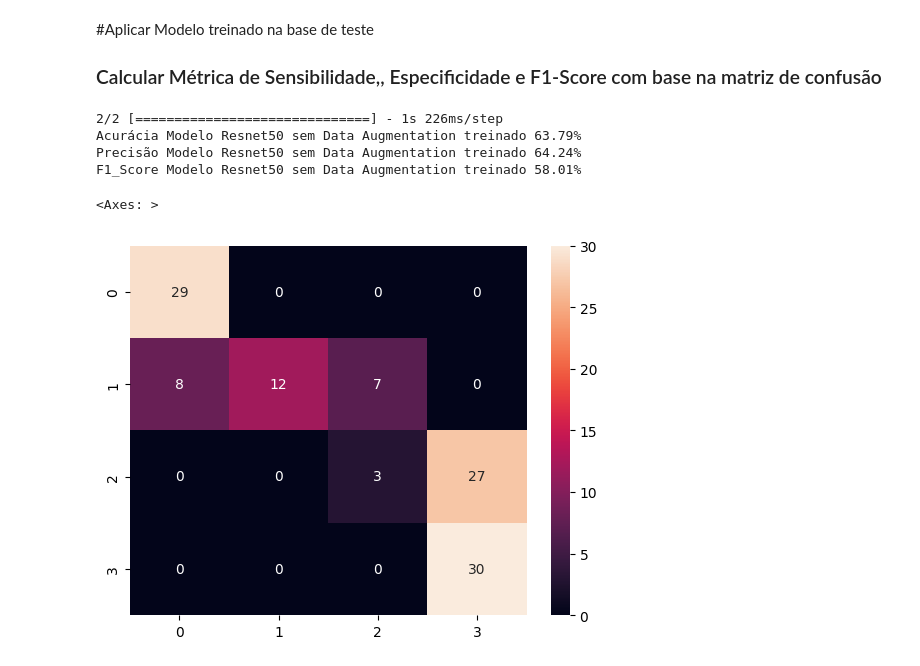
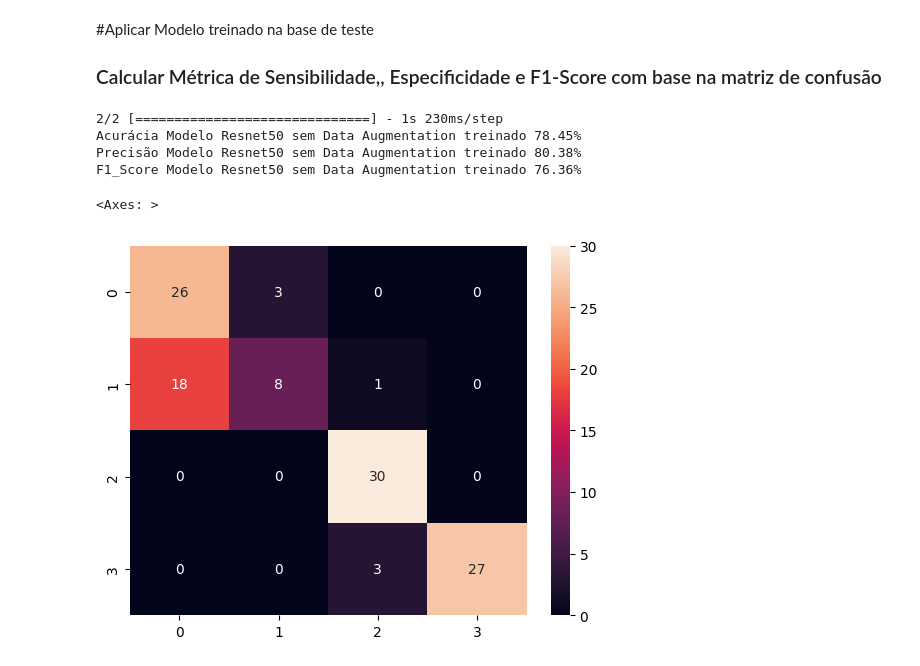
Before and after one commit to Equipe16-IAA/IAA011-VisaoComputacional, a Jupyter notebook: RedesNeurais.ipynb, the cells around one changed output. Drawn from its saved outputs; the diff is of its cells as text; code cells hidden in the pictures.

```diff
--- a/RedesNeurais.ipynb
+++ b/RedesNeurais.ipynb
@@ -152,10 +152,18 @@ print(class_subset)
 # carregando as redes com transfer learning sem as camadas fuly connected
 
 base_model_vgg16 = VGG16(weights='imagenet', include_top=False, input_shape=(224, 224, 3))
+base_model_vgg16_noaug = VGG16(weights='imagenet', include_top=False, input_shape=(224, 224, 3))
 base_model_resnet50 = ResNet50(weights='imagenet', include_top=False, input_shape=(224, 224, 3))
+base_model_resnet50_noaug = ResNet50(weights='imagenet', include_top=False, input_shape=(224, 224, 3))
 
 for layer in base_model_vgg16.layers:
   layer.trainable = False
 
 for layer in base_model_resnet50.layers:
   layer.trainable = False
+
+for layer in base_model_vgg16_noaug.layers:
+  layer.trainable = False
+
+for layer in base_model_resnet50_noaug.layers:
+  layer.trainable = False
@@ -181,13 +196,25 @@ model_vgg16 = Model(inputs=base_model_vgg16.input, outputs=prediction)
 
 # camadas próprias - você pode colocar mais se quiser
 # A saída da resnet será a entrada da camada criada
-x = Flatten()(base_model_resnet50.output)
+x_res = Flatten()(base_model_resnet50.output)
 
 # camada de classificação com as 4 classes utilizadas
-prediction = Dense(len(class_subset), activation='softmax')(x)
+prediction_res = Dense(len(class_subset), activation='softmax')(x_res)
 
 # Criação do Objeto Modelo (a parte da resnet + as camadas Fully connected criadas)
-model_resnet50 = Model(inputs=base_model_resnet50.input, outputs=prediction)
+model_resnet50 = Model(inputs=base_model_resnet50.input, outputs=prediction_res)
+# %%
+# Adicionar camadas fully connected no resnet50 sem data augmentation
+
+# camadas próprias - você pode colocar mais se quiser
+# A saída da resnet será a entrada da camada criada
+x_res_noaug = Flatten()(base_model_resnet50_noaug.output)
+
+# camada de classificação com as 4 classes utilizadas
+prediction_res_noaug = Dense(len(class_subset), activation='softmax')(x_res_noaug)
+
+# Criação do Objeto Modelo (a parte da resnet + as camadas Fully connected criadas)
+model_resnet50_noaug = Model(inputs=base_model_resnet50_noaug.input, outputs=prediction_res_noaug)
 # %% [markdown]
 ##Data Augmentation
 # %%
@@ -607,7 +635,7 @@ n_epochs = 10
 
 optimizer = RMSprop(learning_rate=0.0001)
 
-model_resnet50.compile(loss='categorical_crossentropy', optimizer=optimizer, metrics=['accuracy'])
+model_resnet50_noaug.compile(loss='categorical_crossentropy', optimizer=optimizer, metrics=['accuracy'])
 
 # Salva o modelo Keras após cada época, porém só o de melhor resultado
 checkpointer = ModelCheckpoint(filepath='img_model_resnet50_noaug.weights.best.keras',
@@ -622,7 +650,7 @@ early_stop = EarlyStopping(monitor='val_loss',
                            mode='min')
 
 # Treinamento do Modelo
-history_tl = model_resnet50.fit(train_noaug,
+history_tl = model_resnet50_noaug.fit(train_noaug,
                     epochs=n_epochs,
                     #steps_per_epoch=steps_per_epoch,
                     validation_data=validation_noaug,
@@ -646,39 +674,37 @@ Wall time: 48 s
 # %%
 ##Aplicar Modelo treinado na base de teste
 ### Calcular Métrica de Sensibilidade,, Especificidade e F1-Score com base na matriz de confusão
 from sklearn.metrics import accuracy_score
 import numpy as np
 import seaborn as sns
 import matplotlib.pyplot as plt
 from sklearn.metrics import accuracy_score, f1_score, precision_score, recall_score, classification_report, confusion_matrix
 
-model_resnet50.load_weights('img_model_resnet50_noaug.weights.best.keras') ## Inicializa o peso com o melhor treino
+model_resnet50_noaug.load_weights('img_model_resnet50_noaug.weights.best.keras') ## Inicializa o peso com o melhor treino
 
-true_classes = testgen.classes
-class_indices = traingen.class_indices
-class_indices = dict((v,k) for k,v in class_indices.items())
+true_classes = np.argmax(np.concatenate([y for x, y in test_noaug], axis=0), axis=1)
+class_indices = {0: '0', 1:'1', 2: '2', 3: '3'}
 
-predictions = model_resnet50.predict(testgen)
+predictions = model_resnet50_noaug.predict(test_noaug)
 predicted_classes = np.argmax(predictions, axis=1)
-
 
 accuracy = accuracy_score(true_classes, predicted_classes)
 precision = precision_score(true_classes, predicted_classes, average='weighted')
 f1 = f1_score(true_classes, predicted_classes, average='weighted')
 print("Acurácia Modelo Resnet50 sem Data Augmentation treinado {:.2f}%".format(accuracy * 100))
 print("Precisão Modelo Resnet50 sem Data Augmentation treinado {:.2f}%".format(precision * 100))
 print("F1_Score Modelo Resnet50 sem Data Augmentation treinado {:.2f}%".format(f1 * 100))
 
 # Get the names of the ten classes
-class_names = testgen.class_indices.keys()
+class_names = test_noaug.class_names
 
 #TODO: Imprimir Matriz de confusão
 plot  = confusion_matrix(true_classes, predicted_classes)
 sns.heatmap(plot, annot=True, fmt='d', xticklabels=class_names, yticklabels=class_names)
 # %% [output]
-2/2 [==============================] - 1s 226ms/step
-Acurácia Modelo Resnet50 sem Data Augmentation treinado 63.79%
-Precisão Modelo Resnet50 sem Data Augmentation treinado 64.24%
-F1_Score Modelo Resnet50 sem Data Augmentation treinado 58.01%
+2/2 [==============================] - 1s 230ms/step
+Acurácia Modelo Resnet50 sem Data Augmentation treinado 78.45%
+Precisão Modelo Resnet50 sem Data Augmentation treinado 80.38%
+F1_Score Modelo Resnet50 sem Data Augmentation treinado 76.36%
 <Axes: >
-[figure, old version]
+[figure, new version]
```
Also changed, not shown: parts of 11 cells of this notebook, 1 other file.
